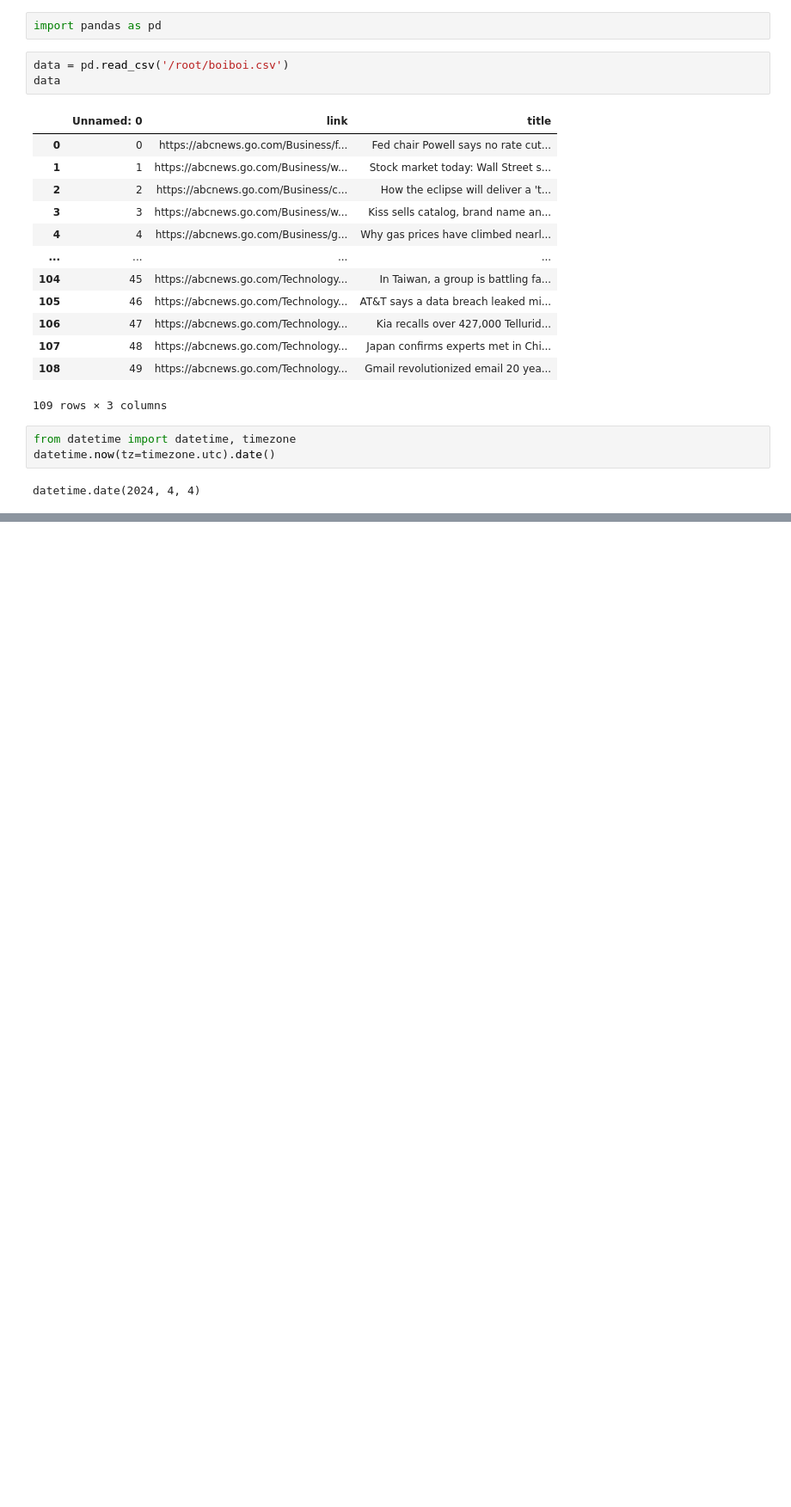
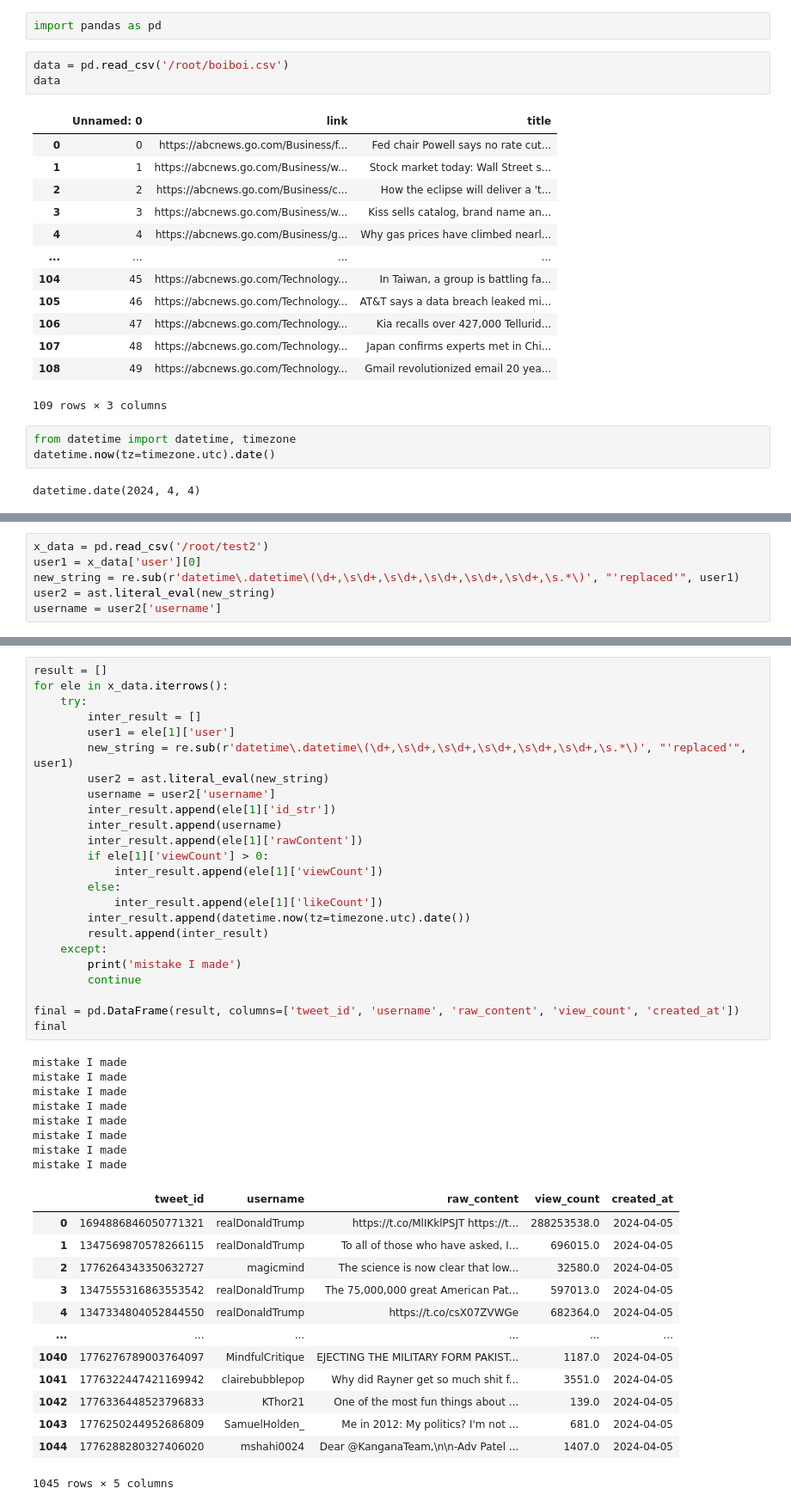
Before and after one commit to SpencerFonbuena/Sentiment-Analysis, a Jupyter notebook: general/sandbox/sandbox.ipynb, the cells around one changed output, grey strips where cells are left out. Shown at 86% size. Cells and saved outputs as stored; diff of their text form; blank space fills up the shorter version.

```diff
--- a/general/sandbox/sandbox.ipynb
+++ b/general/sandbox/sandbox.ipynb
@@ -56,0 +31,6 @@ datetime.date(2024, 4, 4)
+# %%
+x_data = pd.read_csv('/root/test2')
+user1 = x_data['user'][0]
+new_string = re.sub(r'datetime\.datetime\(\d+,\s\d+,\s\d+,\s\d+,\s\d+,\s\d+,\s.*\)', "'replaced'", user1)
+user2 = ast.literal_eval(new_string)
+username = user2['username']
@@ -56,0 +101,46 @@ datetime.date(2024, 4, 4)
+# %%
+result = []
+for ele in x_data.iterrows():
+    try:
+        inter_result = []
+        user1 = ele[1]['user']
+        new_string = re.sub(r'datetime\.datetime\(\d+,\s\d+,\s\d+,\s\d+,\s\d+,\s\d+,\s.*\)', "'replaced'", user1)
+        user2 = ast.literal_eval(new_string)
+        username = user2['username']
+        inter_result.append(ele[1]['id_str'])
+        inter_result.append(username)
+        inter_result.append(ele[1]['rawContent'])
+        if ele[1]['viewCount'] > 0:
+            inter_result.append(ele[1]['viewCount'])
+        else:
+            inter_result.append(ele[1]['likeCount'])
+        inter_result.append(datetime.now(tz=timezone.utc).date())
+        result.append(inter_result)
+    except:
+        print('mistake I made')
+        continue
+
+final = pd.DataFrame(result, columns=['tweet_id', 'username', 'raw_content', 'view_count', 'created_at'])
+final
+# %% [output]
+mistake I made
+mistake I made
+mistake I made
+mistake I made
+mistake I made
+mistake I made
+mistake I made
+mistake I made
+|  | tweet_id | username | raw_content | view_count | created_at |
+| 0 | 1694886846050771321 | realDonaldTrump | https://t.co/MlIKklPSJT https://t... | 288253538.0 | 2024-04-05 |
+| 1 | 1347569870578266115 | realDonaldTrump | To all of those who have asked, I... | 696015.0 | 2024-04-05 |
+| 2 | 1776264343350632727 | magicmind | The science is now clear that low... | 32580.0 | 2024-04-05 |
+| 3 | 1347555316863553542 | realDonaldTrump | The 75,000,000 great American Pat... | 597013.0 | 2024-04-05 |
+| 4 | 1347334804052844550 | realDonaldTrump | https://t.co/csX07ZVWGe | 682364.0 | 2024-04-05 |
+| ... | ... | ... | ... | ... | ... |
+| 1040 | 1776276789003764097 | MindfulCritique | EJECTING THE MILITARY FORM PAKIST... | 1187.0 | 2024-04-05 |
+| 1041 | 1776322447421169942 | clairebubblepop | Why did Rayner get so much shit f... | 3551.0 | 2024-04-05 |
+| 1042 | 1776336448523796833 | KThor21 | One of the most fun things about ... | 139.0 | 2024-04-05 |
+| 1043 | 1776250244952686809 | SamuelHolden_ | Me in 2012: My politics? I'm not ... | 681.0 | 2024-04-05 |
+| 1044 | 1776288280327406020 | mshahi0024 | Dear @KanganaTeam,\n\n-Adv Patel ... | 1407.0 | 2024-04-05 |
+1045 rows × 5 columns
```
Also changed, not shown: parts of 9 cells of this notebook, 8 other files.
